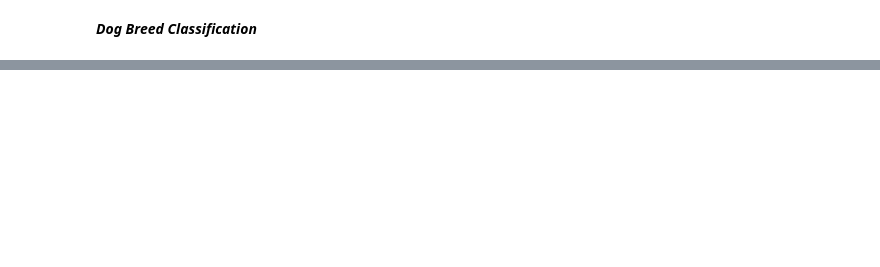
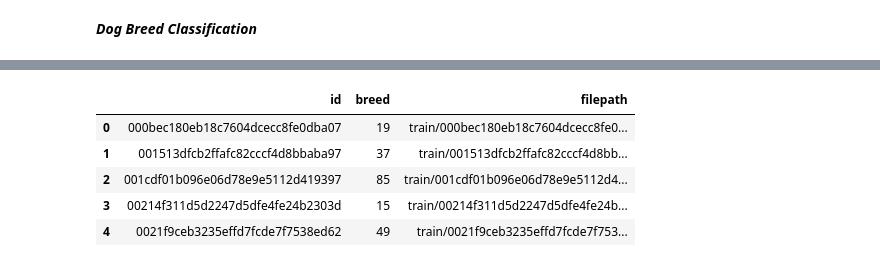
Before and after one commit to mgiorgio23/dog-classification, a Jupyter notebook: main.ipynb, the cells around one changed output, grey strips where cells are left out. Saved outputs shown, nothing was run; the diff lists cells and outputs as text; code cells hidden in the pictures; blank space fills up the shorter version.

```diff
--- a/main.ipynb
+++ b/main.ipynb
@@ -33,0 +37,11 @@ df
+# %%
+le = LabelEncoder()
+df['breed'] = le.fit_transform(df['breed'])
+df.head()
+# %% [output]
+|  | id | breed | filepath |
+| 0 | 000bec180eb18c7604dcecc8fe0dba07 | 19 | train/000bec180eb18c7604dcecc8fe0... |
+| 1 | 001513dfcb2ffafc82cccf4d8bbaba97 | 37 | train/001513dfcb2ffafc82cccf4d8bb... |
+| 2 | 001cdf01b096e06d78e9e5112d419397 | 85 | train/001cdf01b096e06d78e9e5112d4... |
+| 3 | 00214f311d5d2247d5dfe4fe24b2303d | 15 | train/00214f311d5d2247d5dfe4fe24b... |
+| 4 | 0021f9ceb3235effd7fcde7f7538ed62 | 49 | train/0021f9ceb3235effd7fcde7f753... |
```
Also changed, not shown: parts of 12 cells of this notebook.
